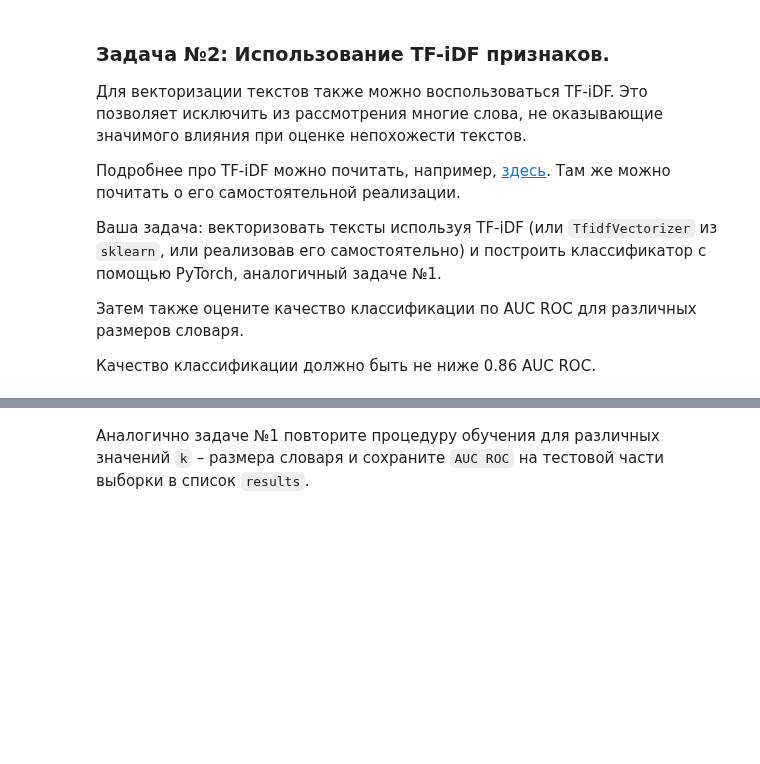
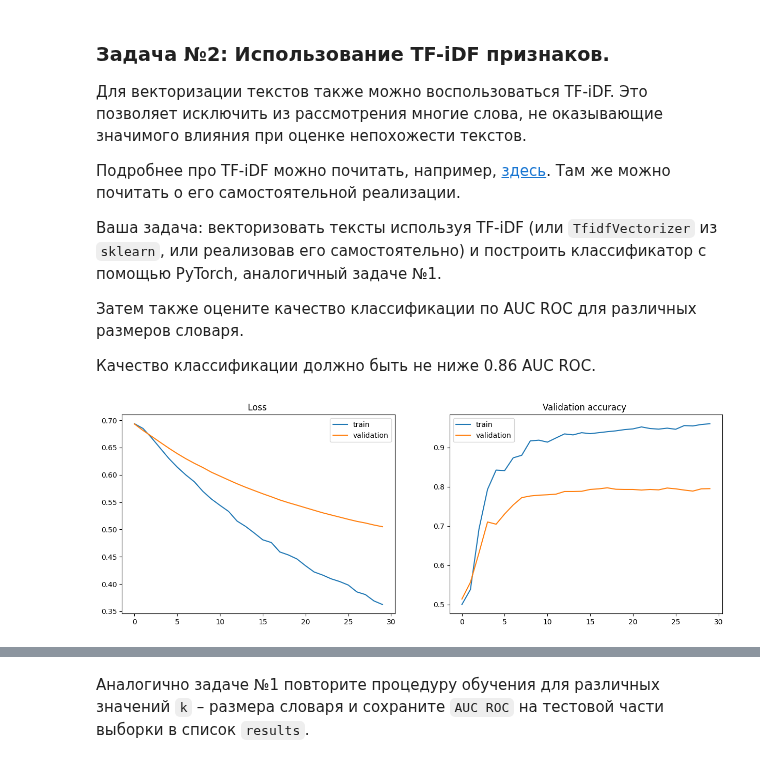
Before and after one commit to h4nd0m/yandex-ml-training-2.0--nlp-, a Jupyter notebook: 4-5. machine translation_BERT_GPT_T5/4/assignment_classic_text_classification__ru_ipynb_txt.ipynb, the cells around one changed output, grey strips where cells are left out. Drawn from its saved outputs; the diff is of its cells as text; code cells hidden in the pictures; blank space fills up the shorter version.

```diff
--- a/4-5. machine translation_BERT_GPT_T5/4/assignment_classic_text_classification__ru_ipynb_txt.ipynb
+++ b/4-5. machine translation_BERT_GPT_T5/4/assignment_classic_text_classification__ru_ipynb_txt.ipynb
@@ -397,8 +390,22 @@ model = # your code here
+# %%
+from sklearn.feature_extraction.text import TfidfVectorizer
+
+vectorizer = TfidfVectorizer()
+# %%
+X_train_tfidf = vectorizer.fit_transform(texts_train).toarray()
+X_test_tfidf = vectorizer.transform(texts_test).toarray()
+
+X_train_tfidf_torch = torch.tensor(X_train_tfidf, dtype=torch.float32, device=device)
+X_test_tfidf_torch = torch.tensor(X_test_tfidf, dtype=torch.float32, device=device)
+# %%
+model = nn.Linear(len(vectorizer.vocabulary_), 2).to(device)
 # %%
-loss_function = # your code here
-opt = # your code here
+loss_function = nn.CrossEntropyLoss()
+opt = torch.optim.Adam(model.parameters(), lr=1e-3)
 
 model_tf_idf = train_model(model, opt, X_train_tfidf_torch, y_train_torch, X_test_tfidf_torch, y_test_torch, n_iterations=3000)
+# %% [output]
+[figure, added]
 # %%
 # do not change the code in the block below
 # __________start of block__________
```
Also changed, not shown: parts of 22 cells of this notebook, 1 other file.
